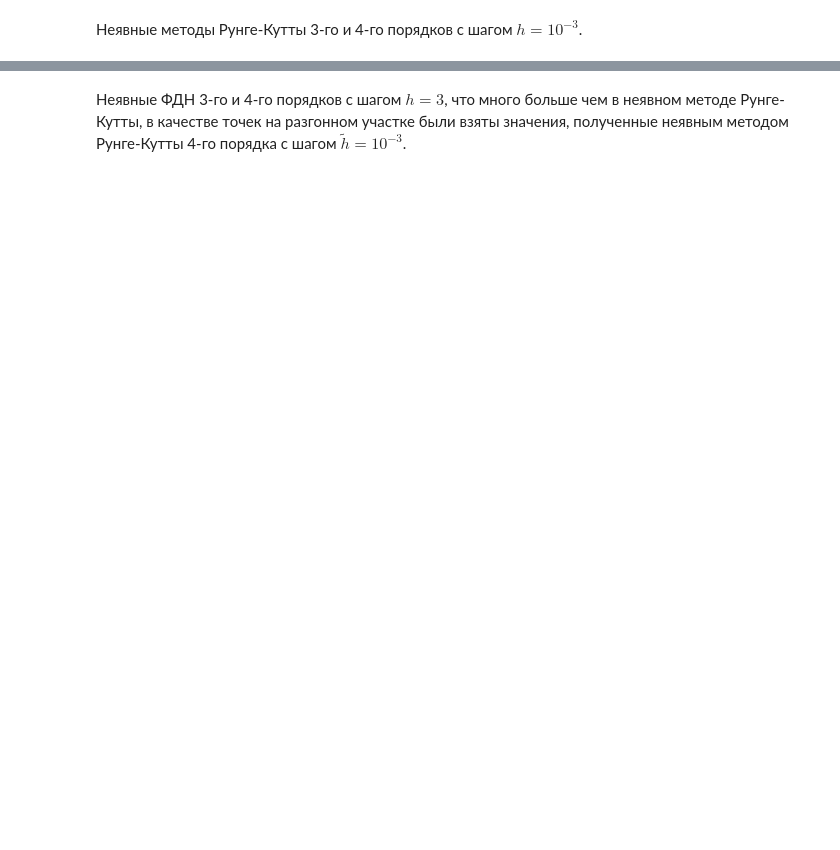
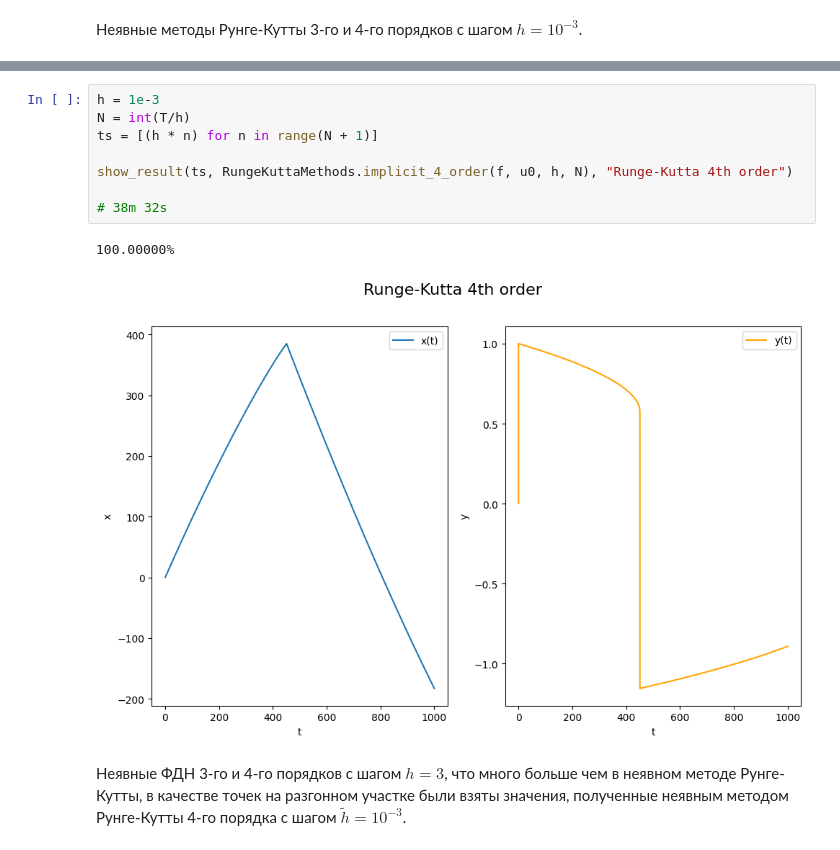
Before and after one commit to VoyakaGOD/computational-mathematics, a Jupyter notebook: stiff-ODE-systems.ipynb, the cells around one changed output, grey strips where cells are left out. Cells and saved outputs as stored; diff of their text form; blank space fills up the shorter version.

```diff
--- a/stiff-ODE-systems.ipynb
+++ b/stiff-ODE-systems.ipynb
@@ -64,3 +66,14 @@ show_result(ts, RungeKuttaMethods.implicit_4_order(f, u0, h, N))
+# %%
+h = 1e-3
+N = int(T/h)
+ts = [(h * n) for n in range(N + 1)]
+
+show_result(ts, RungeKuttaMethods.implicit_4_order(f, u0, h, N), "Runge-Kutta 4th order")
+
+# 38m 32s
+# %% [output]
+100.00000%
+[figure, added]
 # %% [markdown]
 Неявные ФДН 3-го и 4-го порядков c шагом $h = 3$, что много больше чем в неявном методе Рунге-Кутты, в качестве точек на разгонном участке были взяты значения, полученные неявным методом Рунге-Кутты 4-го порядка с шагом $\tilde{h} = 10^{-3}$.
 # %%
```
Also changed, not shown: parts of 8 cells of this notebook, 2 other files.
